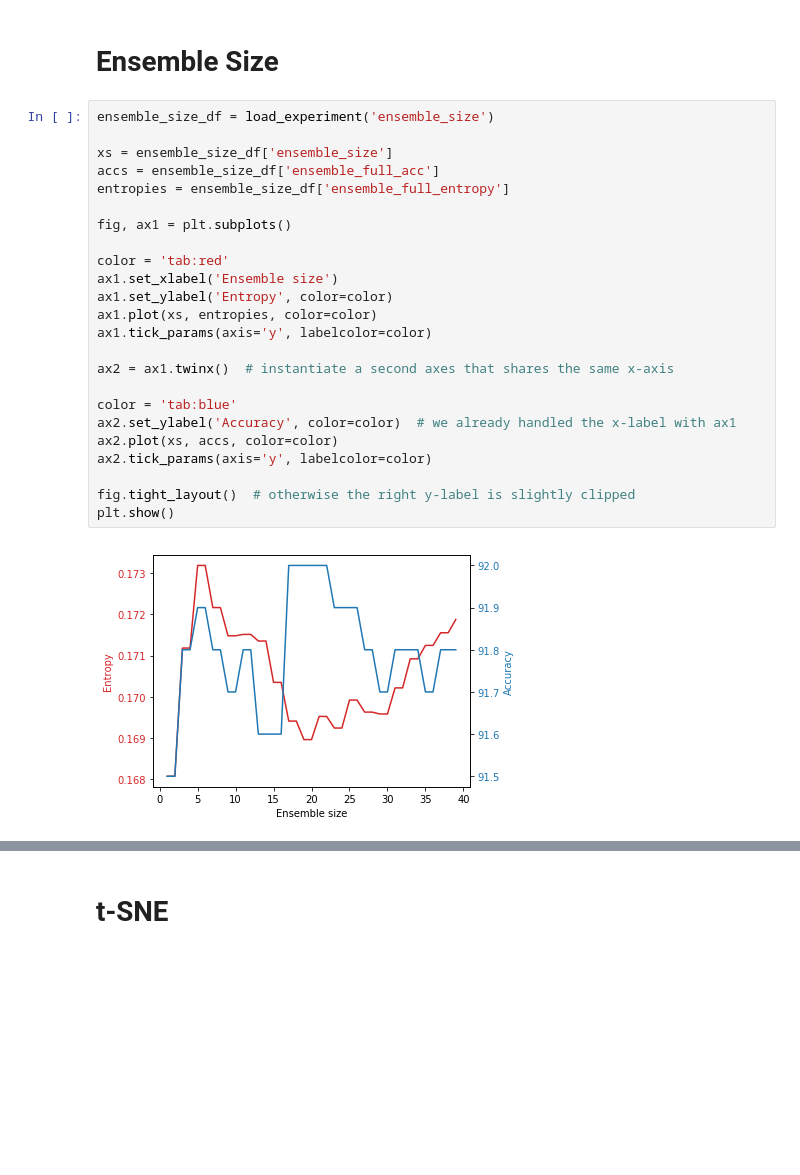
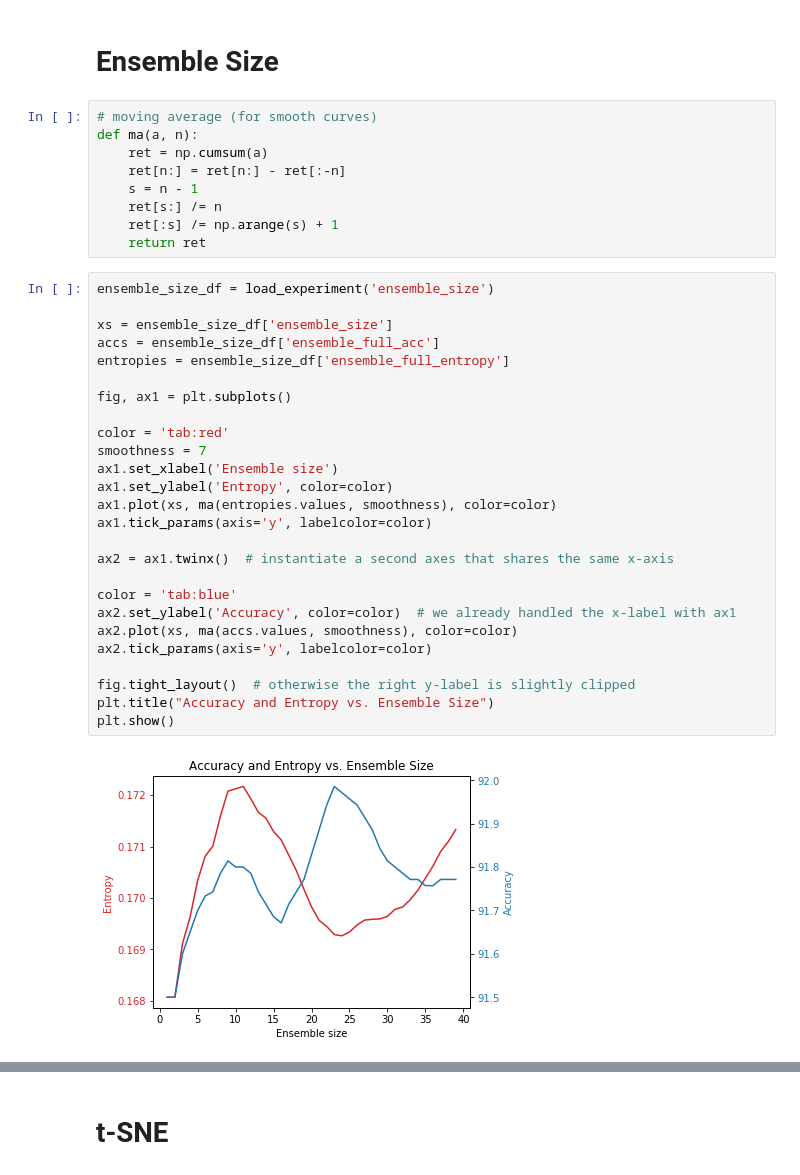
Before and after one commit to noahgolmant/SGLD, a Jupyter notebook: notebooks/Entropy Plotting.ipynb, the cells around one changed output, grey strips where cells are left out. Saved outputs shown, nothing was run; the diff lists cells and outputs as text; blank space fills up the shorter version.

Commit message:
update plot; add final report; update readme

```diff
--- a/notebooks/Entropy Plotting.ipynb
+++ b/notebooks/Entropy Plotting.ipynb
@@ -37,29 +60,40 @@ ood_df.plot.bar(x='svnh_class_id', y='entropy')
 # %% [markdown]
 # Ensemble Size
+# %%
+# moving average (for smooth curves)
+def ma(a, n):
+    ret = np.cumsum(a)
+    ret[n:] = ret[n:] - ret[:-n]
+    s = n - 1
+    ret[s:] /= n
+    ret[:s] /= np.arange(s) + 1
+    return ret
 # %%
 ensemble_size_df = load_experiment('ensemble_size')
 
 xs = ensemble_size_df['ensemble_size']
 accs = ensemble_size_df['ensemble_full_acc']
 entropies = ensemble_size_df['ensemble_full_entropy']
 
 fig, ax1 = plt.subplots()
 
 color = 'tab:red'
+smoothness = 7
 ax1.set_xlabel('Ensemble size')
 ax1.set_ylabel('Entropy', color=color)
-ax1.plot(xs, entropies, color=color)
+ax1.plot(xs, ma(entropies.values, smoothness), color=color)
 ax1.tick_params(axis='y', labelcolor=color)
 
 ax2 = ax1.twinx()  # instantiate a second axes that shares the same x-axis
 
 color = 'tab:blue'
 ax2.set_ylabel('Accuracy', color=color)  # we already handled the x-label with ax1
-ax2.plot(xs, accs, color=color)
+ax2.plot(xs, ma(accs.values, smoothness), color=color)
 ax2.tick_params(axis='y', labelcolor=color)
 
 fig.tight_layout()  # otherwise the right y-label is slightly clipped
+plt.title("Accuracy and Entropy vs. Ensemble Size")
 plt.show()
 # %% [output]
-[figure, old version]
+[figure, new version]
 # %%
```
Also changed, not shown: parts of 6 cells of this notebook, 3 other files.
